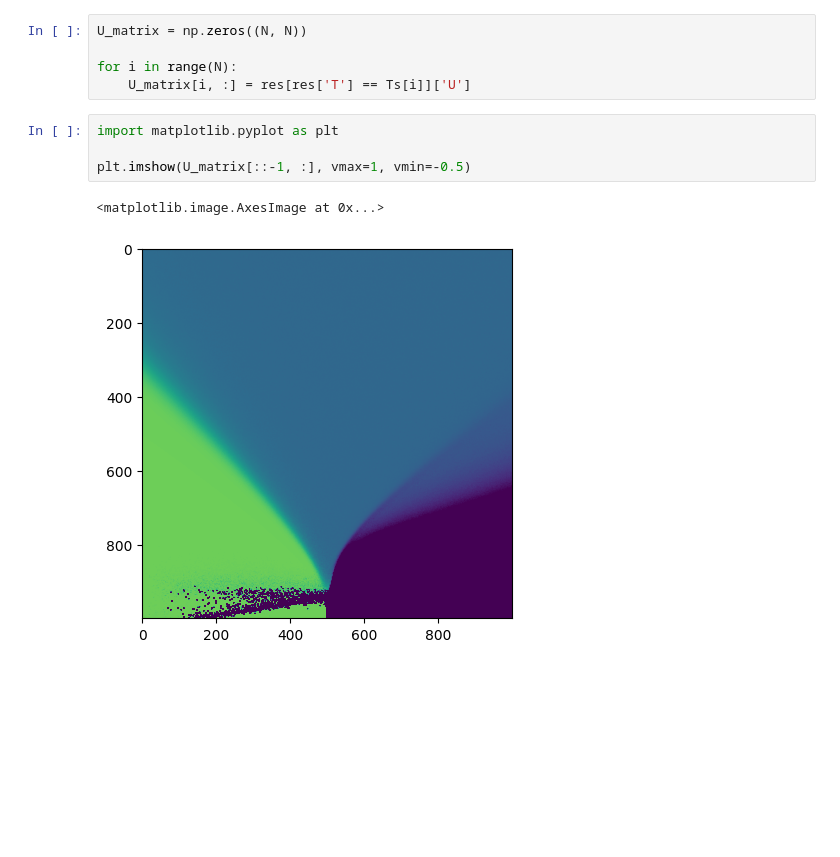
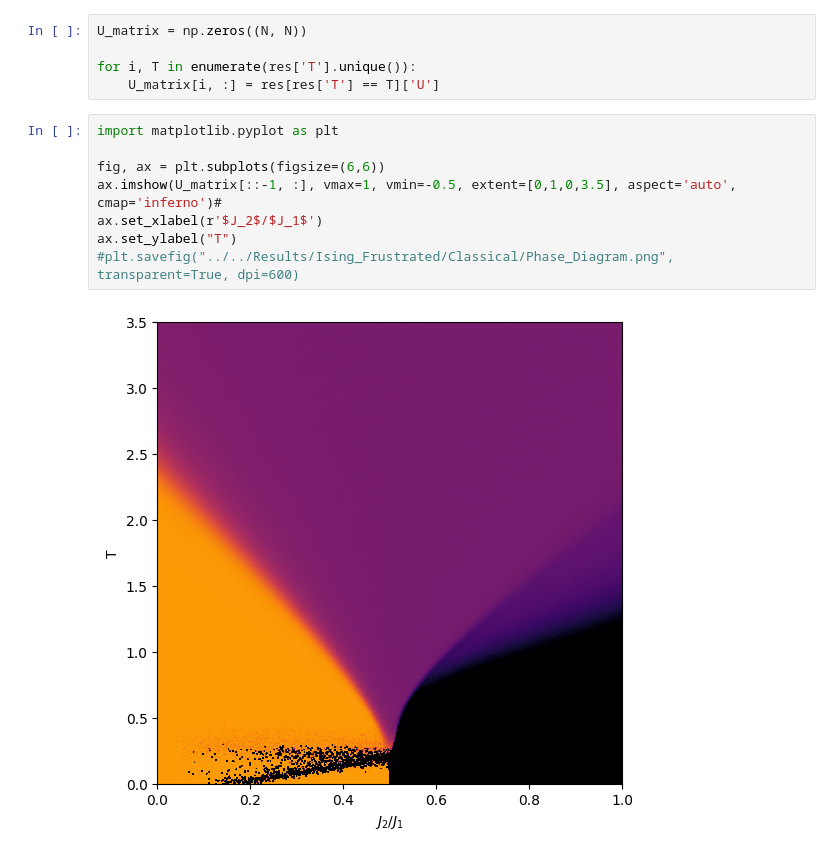
Before and after one commit to Wronsmin/Quantum-Computing, a Jupyter notebook: src/Ising/fising_trad.ipynb, the cells around one changed output. Saved outputs shown, nothing was run; the diff lists cells and outputs as text; blank space fills up the shorter version.

```diff
--- a/src/Ising/fising_trad.ipynb
+++ b/src/Ising/fising_trad.ipynb
@@ -34,12 +69,15 @@ res
 # %%
 U_matrix = np.zeros((N, N))
 
-for i in range(N):
-    U_matrix[i, :] = res[res['T'] == Ts[i]]['U']
+for i, T in enumerate(res['T'].unique()):
+    U_matrix[i, :] = res[res['T'] == T]['U']
-# %%
-import matplotlib.pyplot as plt
-
-plt.imshow(U_matrix[::-1, :], vmax=1, vmin=-0.5)
-# %% [output]
-<matplotlib.image.AxesImage at 0x...>
-[figure, removed]
+# %%
+import matplotlib.pyplot as plt
+
+fig, ax = plt.subplots(figsize=(6,6))
+ax.imshow(U_matrix[::-1, :], vmax=1, vmin=-0.5, extent=[0,1,0,3.5], aspect='auto', cmap='inferno')#
+ax.set_xlabel(r'$J_2$/$J_1$')
+ax.set_ylabel("T")
+#plt.savefig("../../Results/Ising_Frustrated/Classical/Phase_Diagram.png", transparent=True, dpi=600)
+# %% [output]
+[figure, added]
```
Also changed, not shown: parts of 6 cells of this notebook, 12 other files.
